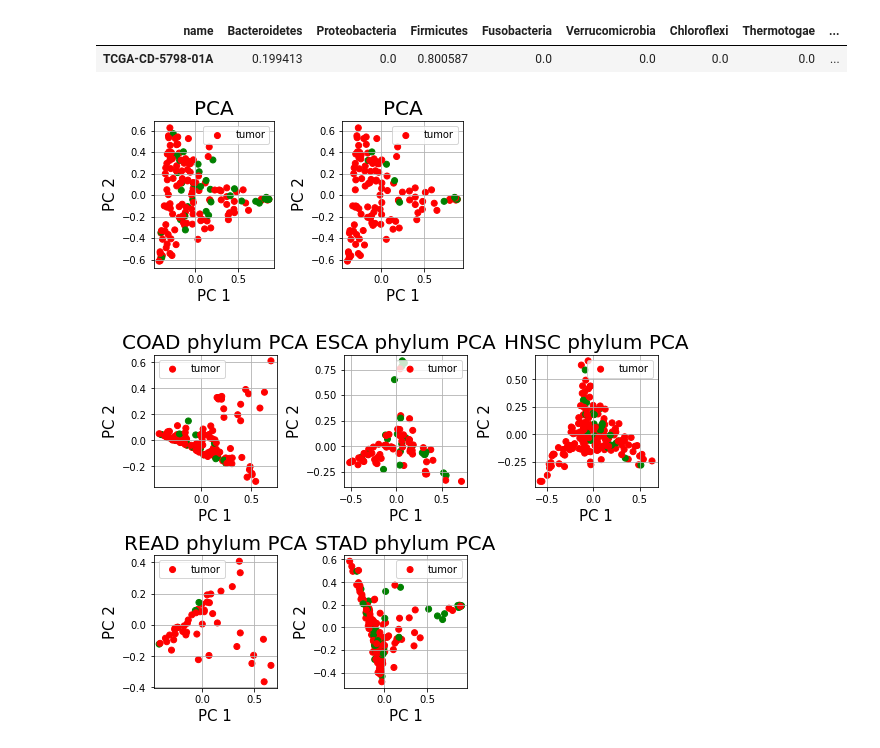
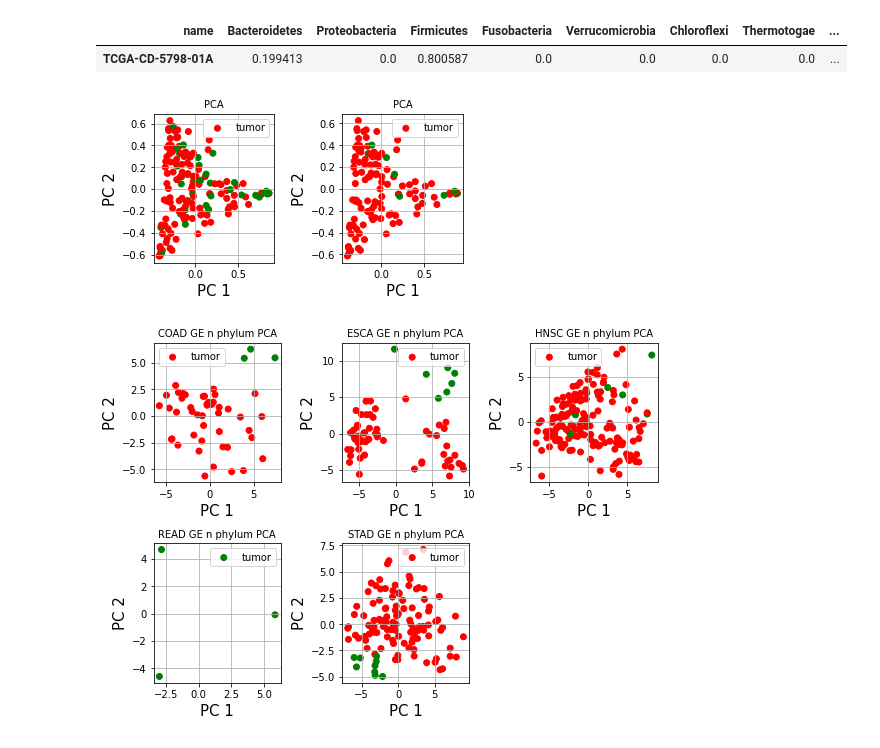
Before and after one commit to GdePaulo/Host-Microbial-Omics-Integration, a Jupyter notebook: visualization.ipynb, the cells around one changed output. Saved outputs shown, nothing was run; the diff lists cells and outputs as text; code cells hidden in the pictures.

Commit message:
Add visualization of Aakash GE overlap with TCMA cancers

```diff
--- a/visualization.ipynb
+++ b/visualization.ipynb
@@ -25,14 +25,15 @@ def getPCA(x):
     pc_df = pd.DataFrame(data = pcs, columns = ['principal component 1', 'principal component 2'])
     return pc_df
 
-def plotScatter(X, Y, titles=["PCA" for x in range(len(X))], filename=""):
+def plotScatter(X, Y, titles=[], filename=""):
     fig = plt.figure(figsize = (8,8))
 
     for i in range(0, len(X)):
         ax = fig.add_subplot(3,3,(i+1))
         ax.set_xlabel('PC 1', fontsize = 15)
         ax.set_ylabel('PC 2', fontsize = 15)
-        ax.set_title(titles[i], fontsize = 20)
+        title = titles[i] if titles else "PCA"
+        ax.set_title(title, fontsize = 10)
         targets = ['tumor']
         colors = ['g', 'r']
         ax.scatter(X[i].iloc[:, 0].values, X[i].iloc[:, 1].values, c=Y[i].values, cmap=matplotlib.colors.ListedColormap(colors))
@@ -71,21 +72,22 @@ pc_df_mb_all = getPCA(mb_all_x)
 # final_df = pd.concat([pc_df, ])
 plotScatter([pc_df_mb_all, pc_df_mb], [mb_all_y, y])
 # %% [output]
-[figure, old version]
+[figure, new version]
 # %%
 tcma_cancer_type = ["COAD", "ESCA", "HNSC", "READ", "STAD"]
 X = []
 Y = []
 titles = []
 for c in tcma_cancer_type:
-    b = pd.read_csv(f'Data/TCMA/all_cancers_genus.csv', index_col=0)
-    b = b[b["project"] == c].drop(["project"], axis=1)
+    # b = pd.read_csv(f'Data/TCMA/all_cancers_genus.csv', index_col=0)
+    # b = b[b["project"] == c].drop(["project"], axis=1)
     # b = pd.read_csv(f'Data/{c}/Microbial/bacteria.sample.relabund.phylum.txt', delimiter = "\t", index_col=0).T
-    b["tumor"] = b.apply(lambda row: 1 if re.search(r"[0]..$",row.name) else 0, axis=1)
+    b = pd.read_csv(f"Data/{c}/gene_biome_{c}.csv", index_col=0)
+    # b["tumor"] = b.apply(lambda row: 1 if re.search(r"[0]..$",row.name) else 0, axis=1)
     x, y = splitData(b, "tumor")
     X.append(getPCA(x))
     Y.append(y)
-    titles.append(f"{c} phylum PCA")
-plotScatter(X, Y, titles, "Visual/TCMA_Genus_PCA.png")
+    titles.append(f"{c} GE n phylum PCA")
+plotScatter(X, Y, titles, "Visual/TCMA_Phylum_GE(Aakash)_Overlap_PCA.png")
 # %% [output]
-[figure, old version]
+[figure, new version]
```
Also changed, not shown: 1 other file.
